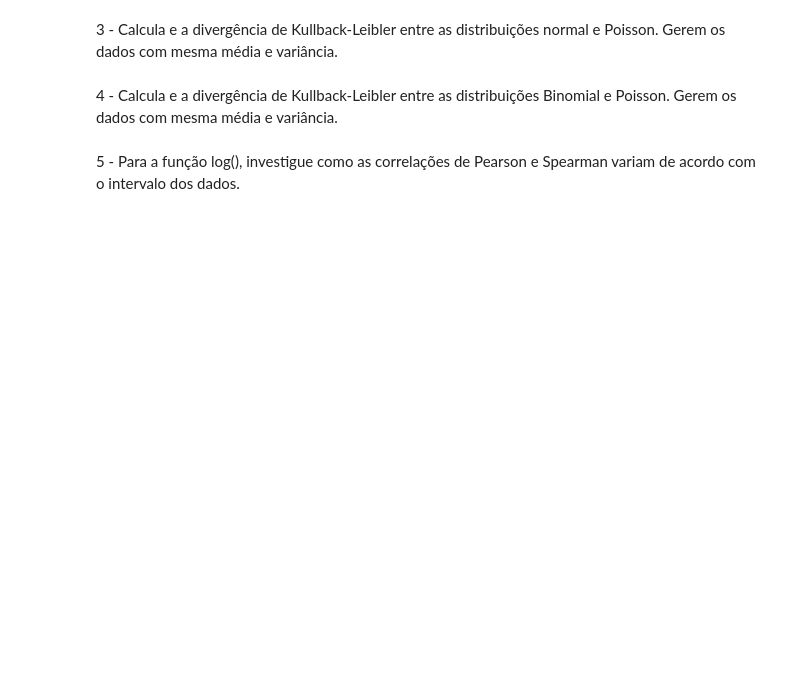
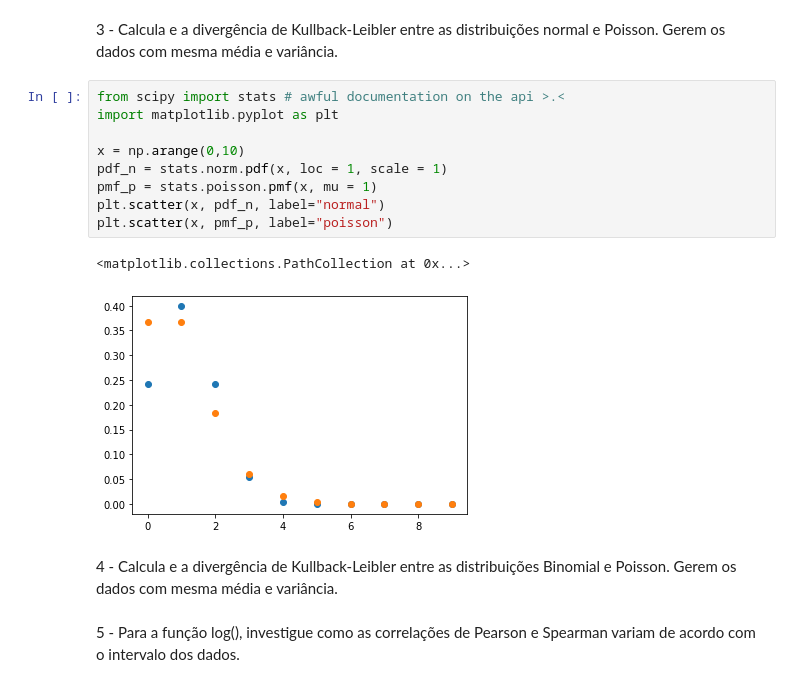
Before and after one commit to thiago3008/MBA_DS_USP, a Jupyter notebook: 02 - Introdução a Ciência de Dados/01 - Introdução/Aula1.ipynb, the cells around one changed output. Saved outputs shown, nothing was run; the diff lists cells and outputs as text; blank space fills up the shorter version.

```diff
--- a/02 - Introdução a Ciência de Dados/01 - Introdução/Aula1.ipynb
+++ b/02 - Introdução a Ciência de Dados/01 - Introdução/Aula1.ipynb
@@ -436,5 +470,17 @@ Variance: 1.9933148924
 # %% [markdown]
 3 - Calcula e a divergência de Kullback-Leibler entre as distribuições normal e Poisson. Gerem os dados com mesma média e variância.
+# %%
+from scipy import stats # awful documentation on the api >.<
+import matplotlib.pyplot as plt
+
+x = np.arange(0,10)
+pdf_n = stats.norm.pdf(x, loc = 1, scale = 1)
+pmf_p = stats.poisson.pmf(x, mu = 1)
+plt.scatter(x, pdf_n, label="normal")
+plt.scatter(x, pmf_p, label="poisson")
+# %% [output]
+<matplotlib.collections.PathCollection at 0x...>
+[figure, added]
 # %% [markdown]
 4 - Calcula e a divergência de Kullback-Leibler entre as distribuições Binomial e Poisson. Gerem os dados com mesma média e variância.
 # %% [markdown]
```
Also changed, not shown: parts of 5 cells of this notebook.
